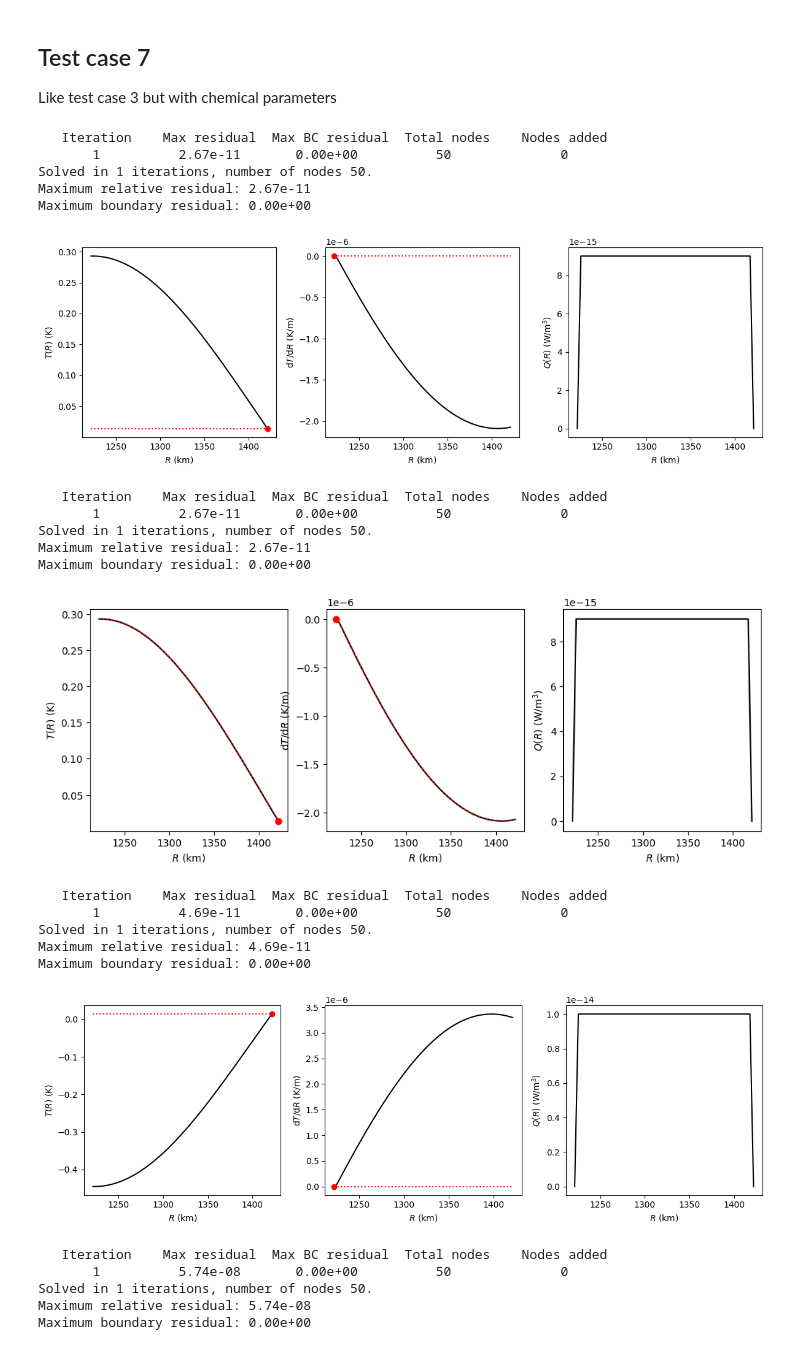
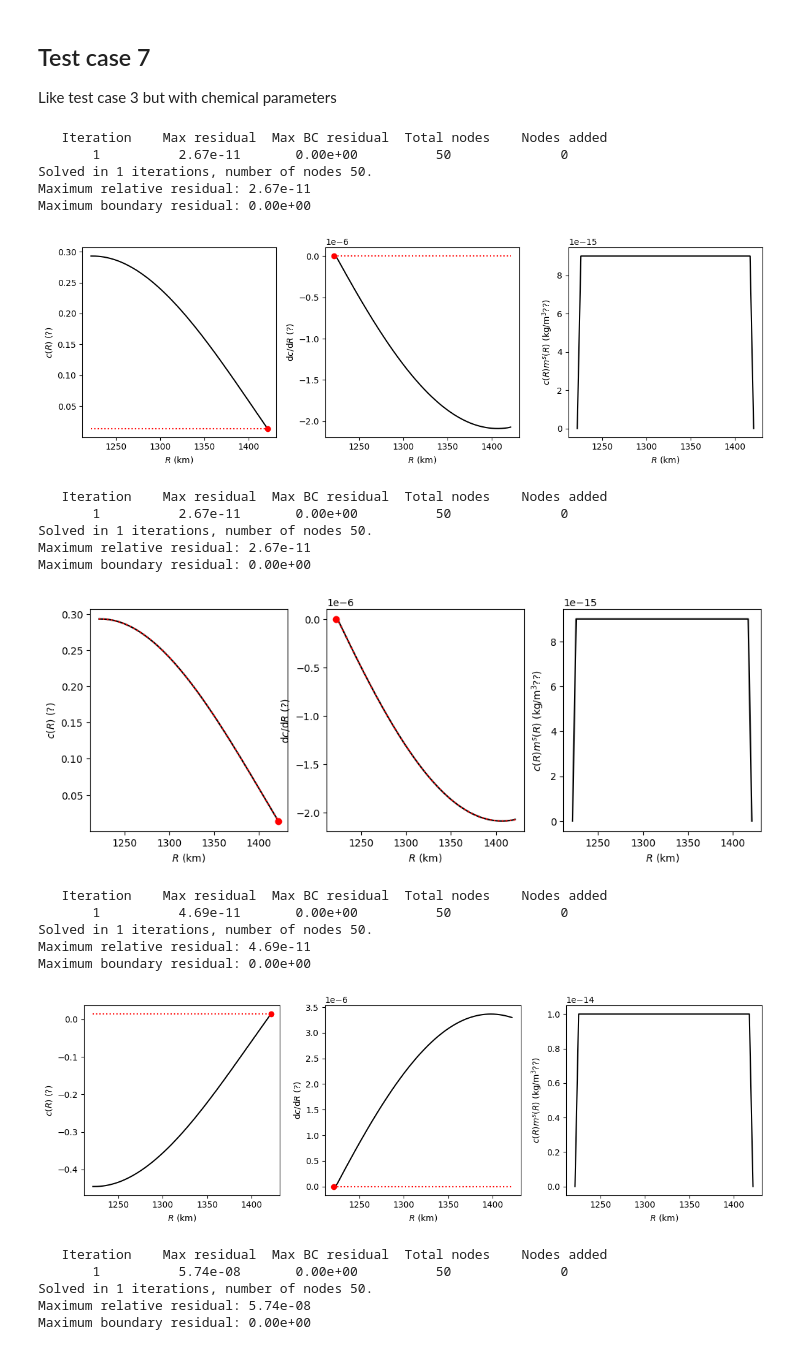
Before and after one commit to andreww/slurry, a Jupyter notebook: f-layer-diffusion.ipynb, the cells around one changed output. Drawn from its saved outputs; the diff is of its cells as text; code cells hidden in the pictures.

```diff
--- a/f-layer-diffusion.ipynb
+++ b/f-layer-diffusion.ipynb
@@ -458,7 +458,8 @@ fig, axs = plt.subplots(ncols=3, figsize=(12,4))
 
 
 out_cs = layer_diffusion.solve_layer_diffusion(r, mass_rate, dl*fe_density, initial_c, derivative_guess=initial_dcdr,
-                                               top_value_bc=c_top, bottom_derivative_bc=0.0, fig_axs=axs, composition=True)
+                                               top_value_bc=c_top, bottom_derivative_bc=0.0, fig_axs=axs, composition=True,
+                                               composition_plot=True)
 
 out_xs = feot.mol_frac_fe(out_cs * 100.0)
 fig.tight_layout()
@@ -469,19 +470,20 @@ plt.show()
 Solved in 1 iterations, number of nodes 50.
 Maximum relative residual: 2.67e-11
 Maximum boundary residual: 0.00e+00
-[figure, old version]
+[figure, new version]
 # %%
 # Try resolving with output cs as initial guess
 fig, axs = plt.subplots(ncols=3, figsize=(12,4))
 new_out_cs = layer_diffusion.solve_layer_diffusion(r, mass_rate, dl*fe_density, out_cs, derivative_guess=np.gradient(out_cs, r),
-                                               top_value_bc=c_top, bottom_derivative_bc=0.0, fig_axs=axs, composition=True)
+                                               top_value_bc=c_top, bottom_derivative_bc=0.0, fig_axs=axs, composition=True,
+                                                  composition_plot=True)
 # %% [output]
    Iteration    Max residual  Max BC residual  Total nodes    Nodes added
        1          2.67e-11       0.00e+00          50              0
 Solved in 1 iterations, number of nodes 50.
 Maximum relative residual: 2.67e-11
 Maximum boundary residual: 0.00e+00
-[figure, old version]
+[figure, new version]
 # %%
 # 10E-15 not 9E-15 as rate
 dl = 1.0E-8
@@ -490,35 +492,36 @@ _, _, _, fe_density, _, _ = feot.densities(1.0, 330.0, 5700.0)
 mass_rate = np.ones_like(r) * 10.0E-15 # kg m^-3 s^-1 equivelent to case 7 with sensible heat
 mass_rate[0] = 0.0
 mass_rate[-1] = 0.0
 
 x_top = 0.95
 initial_x = np.ones_like(r) * x_top
 initial_dcdr = np.zeros_like(r)
 
 
 c_top = feot.mass_percent_o(x_top)/100.0
 initial_c = feot.mass_percent_o(initial_x)/100.0
 initial_dcdr = np.gradient(initial_c, r)
 
 fig, axs = plt.subplots(ncols=3, figsize=(12,4))
 
 
 
 out_cs = layer_diffusion.solve_layer_diffusion(r, mass_rate, dl*fe_density, initial_c, derivative_guess=initial_dcdr,
-                                               top_value_bc=c_top, bottom_derivative_bc=0.0, fig_axs=axs, composition=True)
+                                               top_value_bc=c_top, bottom_derivative_bc=0.0, fig_axs=axs, composition=True,
+                                              composition_plot=True)
 
 new_out_xs = feot.mol_frac_fe(out_cs * 100.0)
 fig.tight_layout()
 plt.show()
 
 # It's flipped upside down. And using the solution from 9E-15 does not help!
 # %% [output]
    Iteration    Max residual  Max BC residual  Total nodes    Nodes added
        1          4.69e-11       0.00e+00          50              0
 Solved in 1 iterations, number of nodes 50.
 Maximum relative residual: 4.69e-11
 Maximum boundary residual: 0.00e+00
-[figure, old version]
+[figure, new version]
 # %%
 import scipy.integrate as spi
 def fun(x, y):
```
Also changed, not shown: parts of 3 cells of this notebook, 1 other file.
